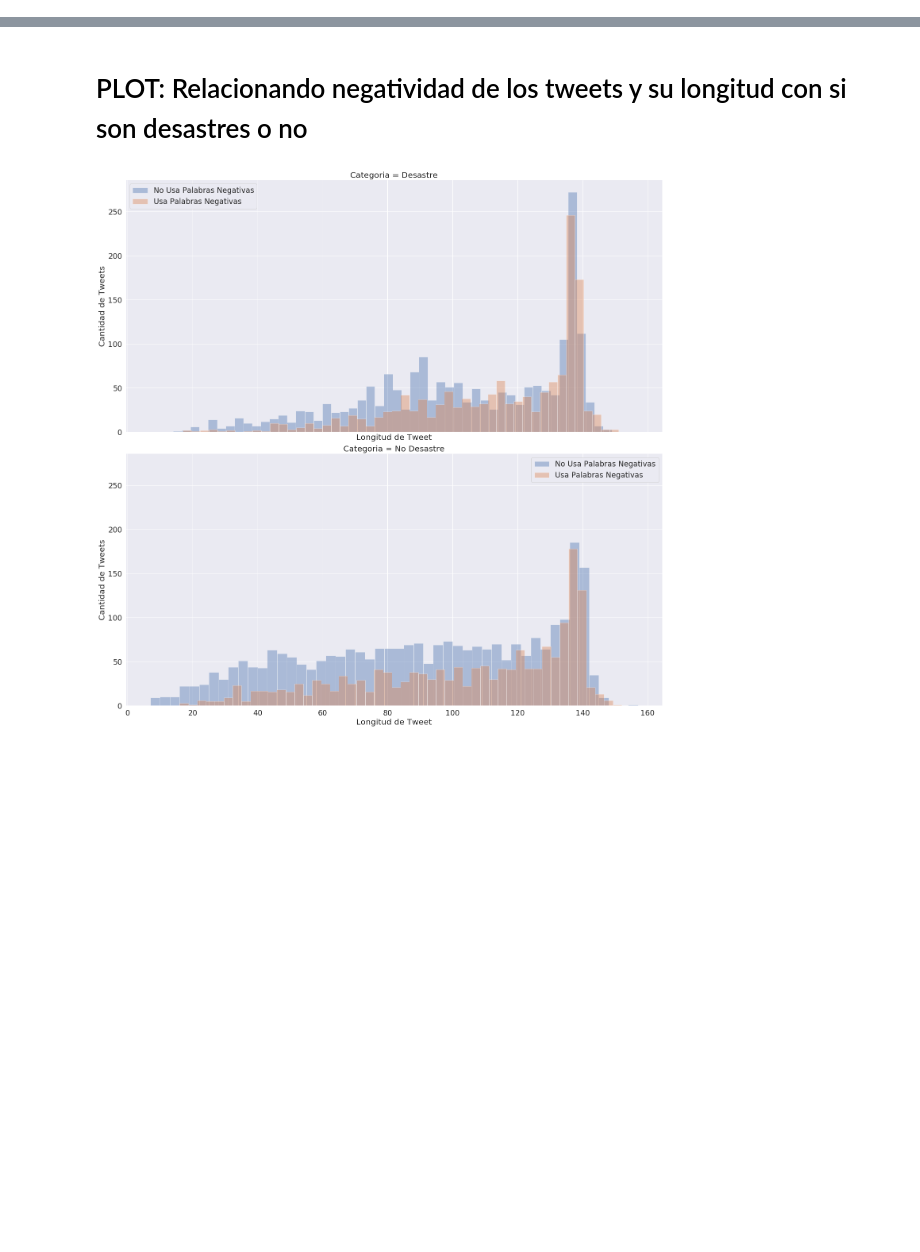
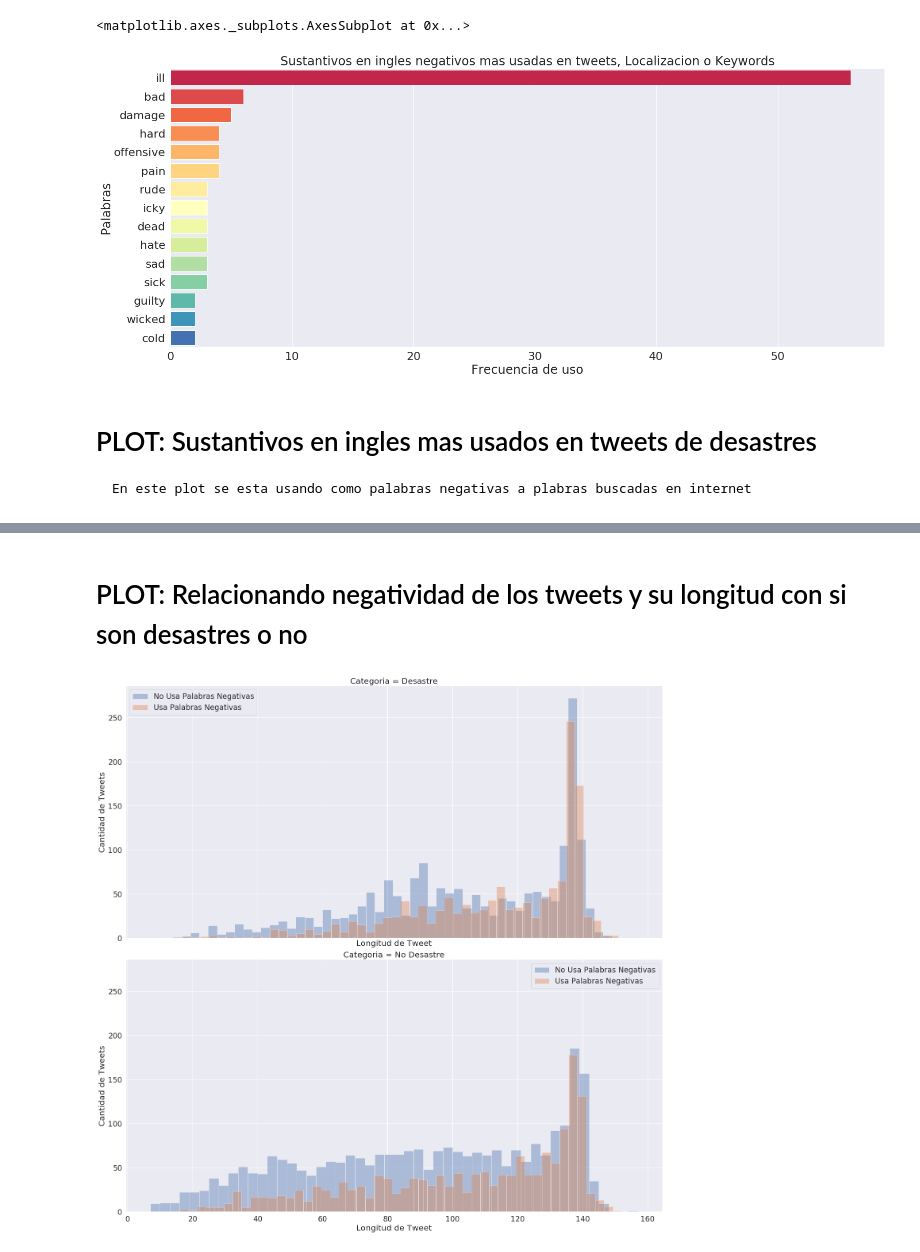
Before and after one commit to axelmpm/TP1_DATOS_1C_2020, a Jupyter notebook: Axel/A_Negatividad.ipynb, the cells around one changed output, grey strips where cells are left out. Saved outputs shown, nothing was run; the diff lists cells and outputs as text; code cells hidden in the pictures; blank space fills up the shorter version.

```diff
--- a/Axel/A_Negatividad.ipynb
+++ b/Axel/A_Negatividad.ipynb
@@ -11,0 +50,17 @@ A_NEGATIVE_WORDS = getWordInListFromFile('negativeWords.txt')
+# %%
+#CREANDO UN DATAFRAME DE SUSTANTIVOS NEGATIVOS/FRECUENCIAS
+
+A_NegativeNounsDF = A_nounsDF[ A_nounsDF.apply(lambda row : isIn(row['Palabras'],A_NEGATIVE_WORDS), axis = 1)]
+
+A_TOP_AMOUNT = 15
+A_topNouns = A_NegativeNounsDF.head(A_TOP_AMOUNT)
+# %%
+barplot('Cantidad','Palabras', A_topNouns, xLabel = 'Frecuencia de uso',
+        title = 'Sustantivos en ingles negativos mas usadas en tweets, Localizacion o Keywords', fontSize = 2)
+# %% [output]
+<matplotlib.axes._subplots.AxesSubplot at 0x...>
+[figure, added]
+# %% [markdown]
+# PLOT: Sustantivos en ingles mas usados en tweets de desastres
+
+    En este plot se esta usando como palabras negativas a plabras buscadas en internet
```
Also changed, not shown: parts of 11 cells of this notebook, 1 other file.
